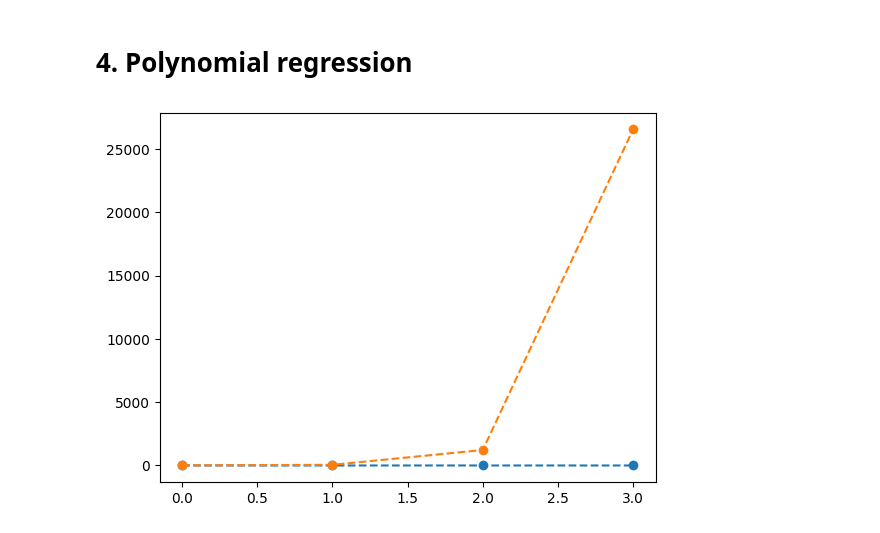
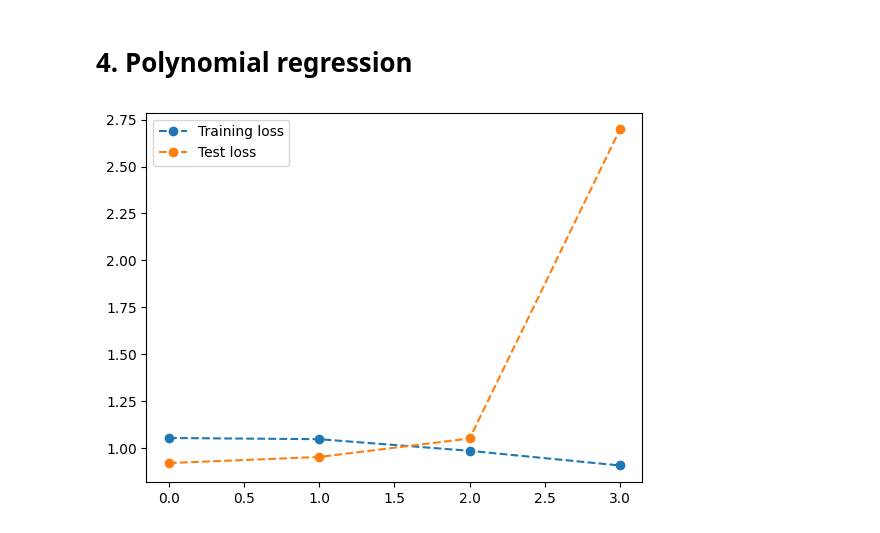
Before and after one commit to Danneftw1/Machine-learning, a Jupyter notebook: Exercises/Exercises-3-overfit_regularization.ipynb, the cells around one changed output. Cells and saved outputs as stored; diff of their text form; code cells hidden in the pictures.

```diff
--- a/Exercises/Exercises-3-overfit_regularization.ipynb
+++ b/Exercises/Exercises-3-overfit_regularization.ipynb
@@ -160,8 +160,8 @@ scatterplot_sex_differences()
 # %% [markdown]
 # 1. Train|test split
 # %%
-X = df['total_bill']
-y = df['size']
+X = df [['size', 'total_bill']]
+y = df['tip']
 
 X_train, X_test, y_train, y_test = train_test_split(X, y, test_size=0.3, random_state=42)
 # %% [markdown]
@@ -170,8 +170,8 @@ X_train, X_test, y_train, y_test = train_test_split(X, y, test_size=0.3, random_
 # Reshape the data
 # in order to use the data in the model, we need to reshape it from:
 # (n,) to (n, 1)
-X_train = X_train.values.reshape(-1, 1)
-X_test = X_test.values.reshape(-1, 1)
+# X_train = X_train.values.reshape(-1, 1)
+# X_test = X_test.values.reshape(-1, 1)
 # %%
 # Feature standardization
 # We need to normalize the data and in this case will be using feature standardization
@@ -227,27 +217,28 @@ False
 # %%
 
 def training_loss_and_test_loss():
     training_loss = []
     test_loss = []
 
     for i in range(1, 5):
         poly = PolynomialFeatures(degree=i, include_bias=False)
         X_train_poly = poly.fit_transform(scaled_X_train)
-        X_test_poly = poly.fit_transform(X_test)
+        X_test_poly = poly.fit_transform(scaled_X_test)
 
         model = LinearRegression()
         model.fit(X_train_poly, y_train)
         y_train_pred = model.predict(X_train_poly)
         y_test_pred = model.predict(X_test_poly)
 
         training_loss.append(np.sqrt(mean_squared_error(y_train, y_train_pred)))
         test_loss.append(np.sqrt(mean_squared_error(y_test, y_test_pred)))
 
 
     plt.plot(training_loss, "--o")
     plt.plot(test_loss, "--o")
+    plt.legend(["Training loss", "Test loss"])
     plt.show()
 
 training_loss_and_test_loss()
 # %% [output]
-[figure, old version]
+[figure, new version]
```
Also changed, not shown: parts of 3 cells of this notebook.
